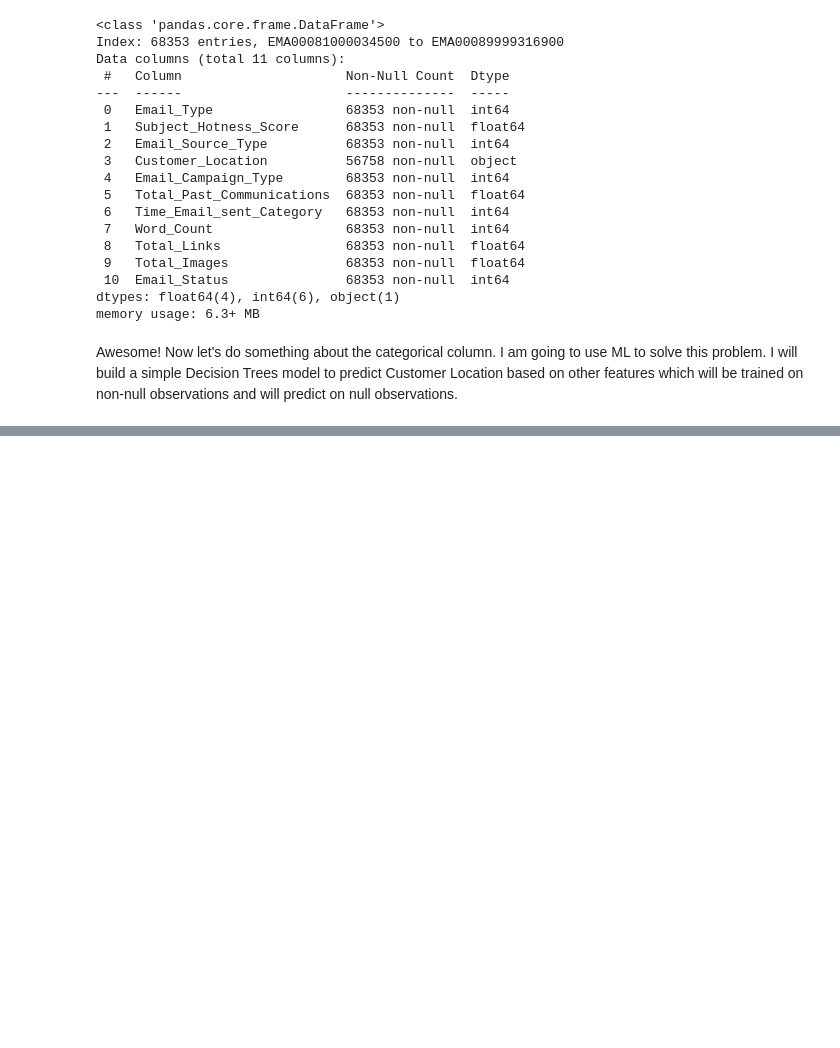
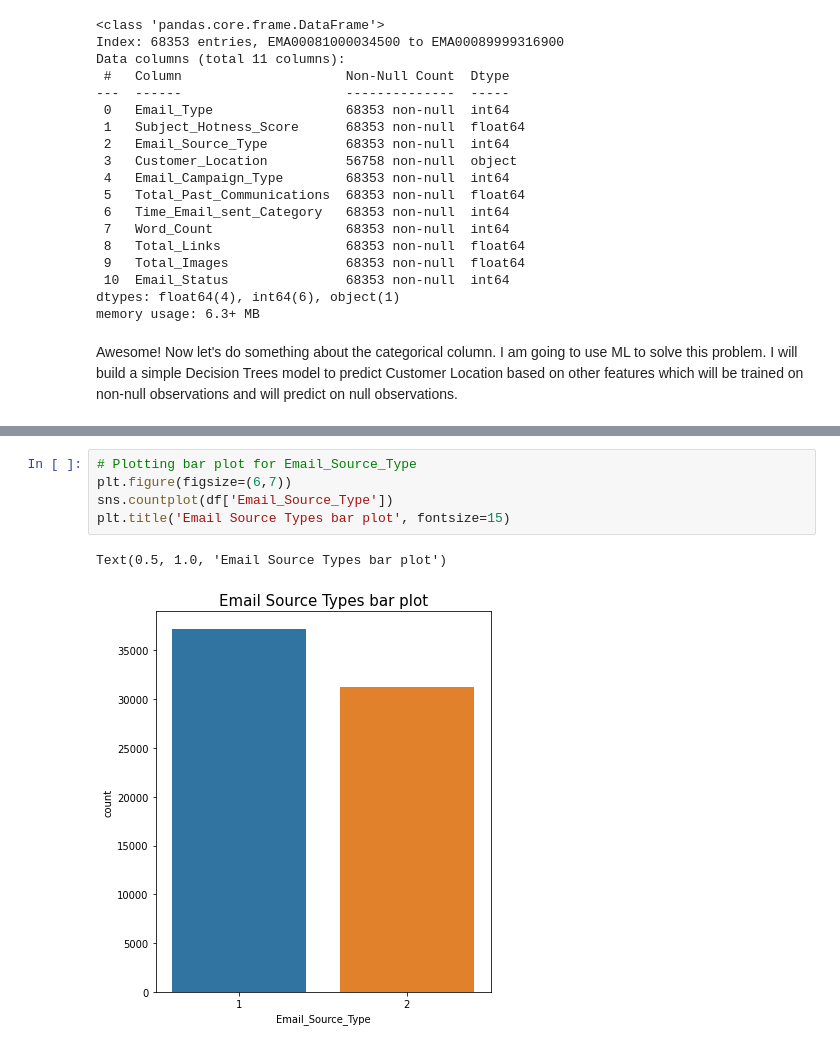
Before and after one commit to Subhajit53/Email-Campaign-Effectiveness-Prediction, a Jupyter notebook: Email_Campaign_Effectiveness_Prediction.ipynb, the cells around one changed output, grey strips where cells are left out. Cells and saved outputs as stored; diff of their text form; blank space fills up the shorter version.

```diff
--- a/Email_Campaign_Effectiveness_Prediction.ipynb
+++ b/Email_Campaign_Effectiveness_Prediction.ipynb
@@ -155,0 +234,8 @@ Awesome! Now let's do something about the categorical column. I am going to use
+# %%
+# Plotting bar plot for Email_Source_Type
+plt.figure(figsize=(6,7))
+sns.countplot(df['Email_Source_Type'])
+plt.title('Email Source Types bar plot', fontsize=15)
+# %% [output]
+Text(0.5, 1.0, 'Email Source Types bar plot')
+[figure, added]
```
Also changed, not shown: parts of 15 cells of this notebook.
